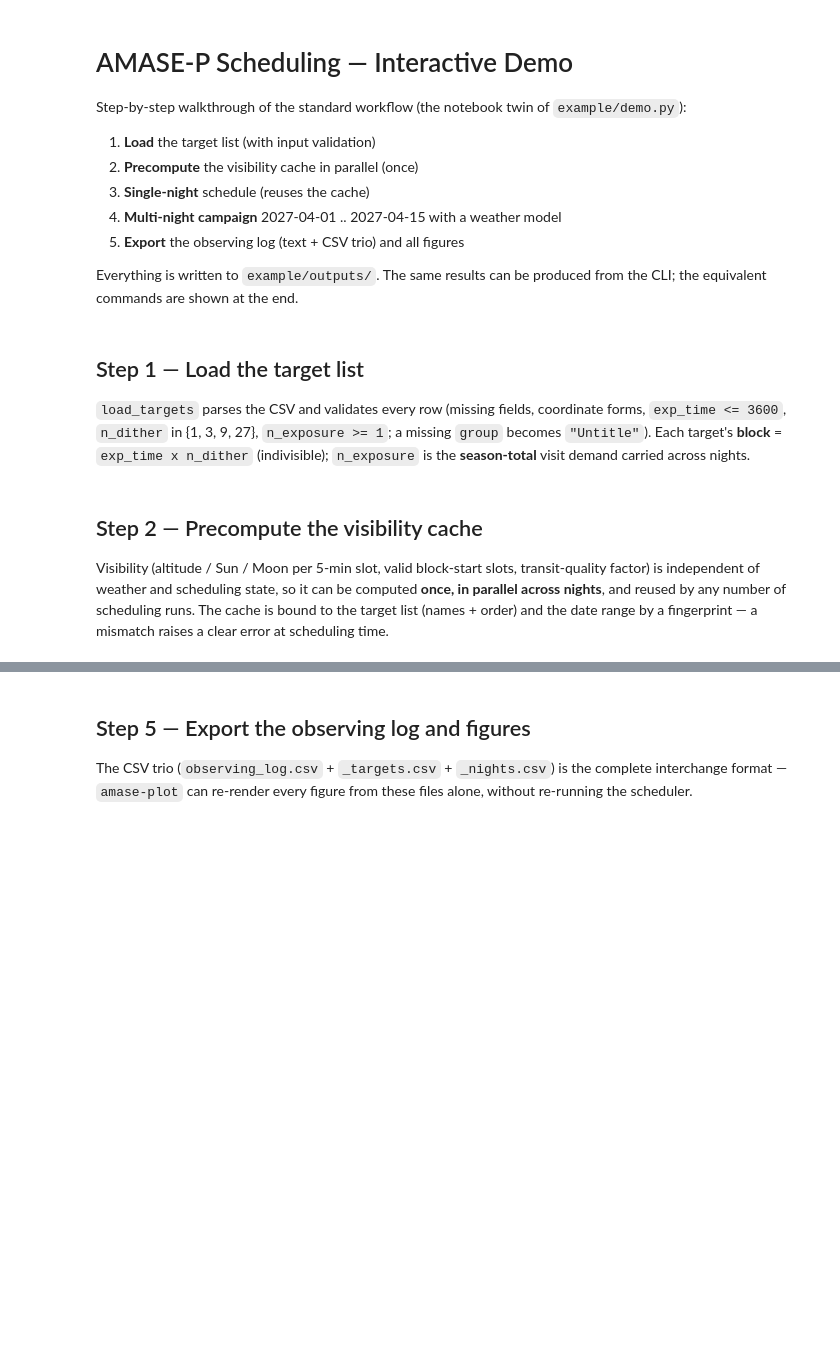
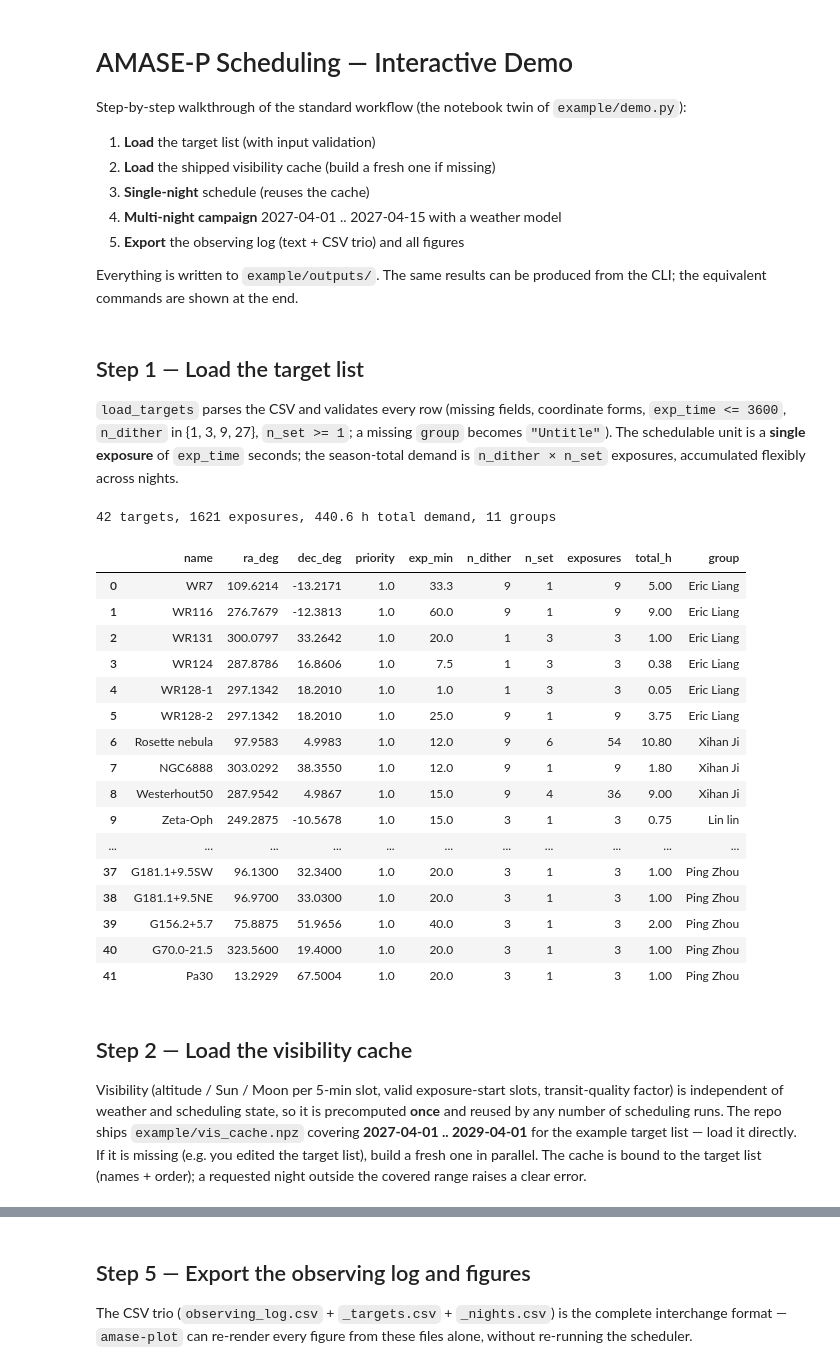
Before and after one commit to AMASE-Project/Scheduling, a Jupyter notebook: example/demo.ipynb, the cells around one changed output, grey strips where cells are left out. Saved outputs shown, nothing was run; the diff lists cells and outputs as text; code cells hidden in the pictures; blank space fills up the shorter version.

Commit message:
Ship 2-year visibility cache (2027-04..2029-04); update demos and README

```diff
--- a/example/demo.ipynb
+++ b/example/demo.ipynb
@@ -4,7 +4,7 @@
 Step-by-step walkthrough of the standard workflow (the notebook twin of `example/demo.py`):
 
 1. **Load** the target list (with input validation)
-2. **Precompute** the visibility cache in parallel (once)
+2. **Load** the shipped visibility cache (build a fresh one if missing)
 3. **Single-night** schedule (reuses the cache)
 4. **Multi-night campaign** 2027-04-01 .. 2027-04-15 with a weather model
 5. **Export** the observing log (text + CSV trio) and all figures
@@ -47,34 +48,56 @@ print(f"repo: {REPO}\noutputs: {OUTDIR}")
 ## Step 1 — Load the target list
 
 `load_targets` parses the CSV and validates every row (missing fields, coordinate forms,
-`exp_time <= 3600`, `n_dither` in {1, 3, 9, 27}, `n_exposure >= 1`; a missing `group` becomes
-`"Untitle"`). Each target's **block** = `exp_time x n_dither` (indivisible); `n_exposure` is the
-**season-total** visit demand carried across nights.
+`exp_time <= 3600`, `n_dither` in {1, 3, 9, 27}, `n_set >= 1`; a missing `group` becomes
+`"Untitle"`). The schedulable unit is a **single exposure** of `exp_time` seconds; the
+season-total demand is `n_dither × n_set` exposures, accumulated flexibly across nights.
 # %%
 targets = load_targets(str(TARGETS))
 
 overview = pd.DataFrame(
     {
         "name": t.name,
         "ra_deg": round(t.coord.ra.deg, 4),
         "dec_deg": round(t.coord.dec.deg, 4),
         "priority": t.priority,
-        "block_min": round(t.block_duration_sec / 60, 1),
-        "n_exposure": t.n_exposure,
+        "exp_min": round(t.exp_time / 60, 1),
+        "n_dither": t.n_dither,
+        "n_set": t.n_set,
+        "exposures": t.n_exposures,
         "total_h": round(t.total_time_sec / 3600, 2),
         "group": t.group,
     }
     for t in targets
 )
-print(f"{len(targets)} targets, {overview['n_exposure'].sum()} visits, "
+print(f"{len(targets)} targets, {overview['exposures'].sum()} exposures, "
       f"{overview['total_h'].sum():.1f} h total demand, {overview['group'].nunique()} groups")
 overview
+# %% [output]
+42 targets, 1621 exposures, 440.6 h total demand, 11 groups
+|  | name | ra_deg | dec_deg | priority | exp_min | n_dither | n_set | exposures | total_h | group |
+| 0 | WR7 | 109.6214 | -13.2171 | 1.0 | 33.3 | 9 | 1 | 9 | 5.00 | Eric Liang |
+| 1 | WR116 | 276.7679 | -12.3813 | 1.0 | 60.0 | 9 | 1 | 9 | 9.00 | Eric Liang |
+| 2 | WR131 | 300.0797 | 33.2642 | 1.0 | 20.0 | 1 | 3 | 3 | 1.00 | Eric Liang |
+| 3 | WR124 | 287.8786 | 16.8606 | 1.0 | 7.5 | 1 | 3 | 3 | 0.38 | Eric Liang |
+| 4 | WR128-1 | 297.1342 | 18.2010 | 1.0 | 1.0 | 1 | 3 | 3 | 0.05 | Eric Liang |
+| 5 | WR128-2 | 297.1342 | 18.2010 | 1.0 | 25.0 | 9 | 1 | 9 | 3.75 | Eric Liang |
+| 6 | Rosette nebula | 97.9583 | 4.9983 | 1.0 | 12.0 | 9 | 6 | 54 | 10.80 | Xihan Ji |
+| 7 | NGC6888 | 303.0292 | 38.3550 | 1.0 | 12.0 | 9 | 1 | 9 | 1.80 | Xihan Ji |
+| 8 | Westerhout50 | 287.9542 | 4.9867 | 1.0 | 15.0 | 9 | 4 | 36 | 9.00 | Xihan Ji |
+| 9 | Zeta-Oph | 249.2875 | -10.5678 | 1.0 | 15.0 | 3 | 1 | 3 | 0.75 | Lin lin |
+| ... | ... | ... | ... | ... | ... | ... | ... | ... | ... | ... |
+| 37 | G181.1+9.5SW | 96.1300 | 32.3400 | 1.0 | 20.0 | 3 | 1 | 3 | 1.00 | Ping Zhou |
+| 38 | G181.1+9.5NE | 96.9700 | 33.0300 | 1.0 | 20.0 | 3 | 1 | 3 | 1.00 | Ping Zhou |
+| 39 | G156.2+5.7 | 75.8875 | 51.9656 | 1.0 | 40.0 | 3 | 1 | 3 | 2.00 | Ping Zhou |
+| 40 | G70.0-21.5 | 323.5600 | 19.4000 | 1.0 | 20.0 | 3 | 1 | 3 | 1.00 | Ping Zhou |
+| 41 | Pa30 | 13.2929 | 67.5004 | 1.0 | 20.0 | 3 | 1 | 3 | 1.00 | Ping Zhou |
 # %% [markdown]
-## Step 2 — Precompute the visibility cache
+## Step 2 — Load the visibility cache
 
-Visibility (altitude / Sun / Moon per 5-min slot, valid block-start slots, transit-quality
-factor) is independent of weather and scheduling state, so it can be computed **once, in
-parallel across nights**, and reused by any number of scheduling runs. The cache is bound to
-the target list (names + order) and the date range by a fingerprint — a mismatch raises a
-clear error at scheduling time.
+Visibility (altitude / Sun / Moon per 5-min slot, valid exposure-start slots, transit-quality
+factor) is independent of weather and scheduling state, so it is precomputed **once** and
+reused by any number of scheduling runs. The repo ships `example/vis_cache.npz` covering
+**2027-04-01 .. 2029-04-01** for the example target list — load it directly. If it is missing
+(e.g. you edited the target list), build a fresh one in parallel. The cache is bound to the
+target list (names + order); a requested night outside the covered range raises a clear error.
 # %%
```
Also changed, not shown: parts of 11 cells of this notebook, 3 other files.
